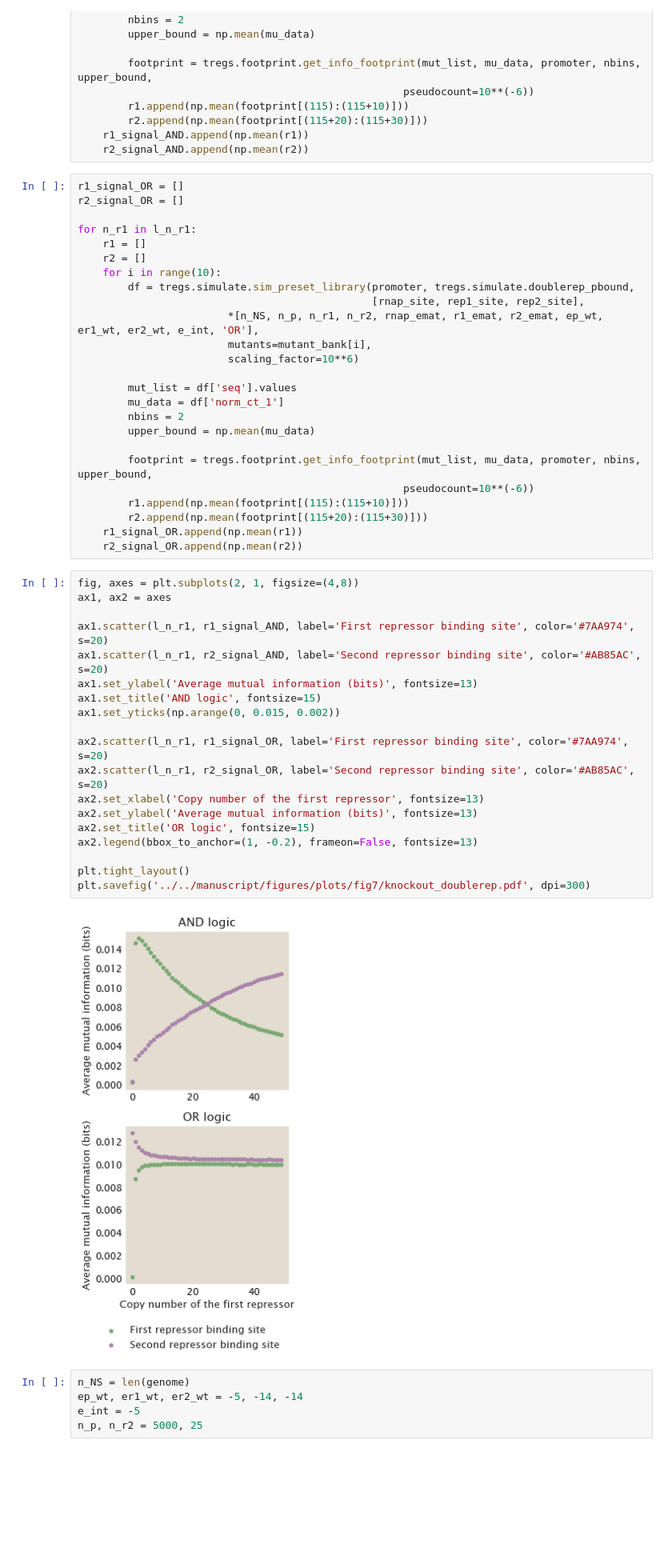
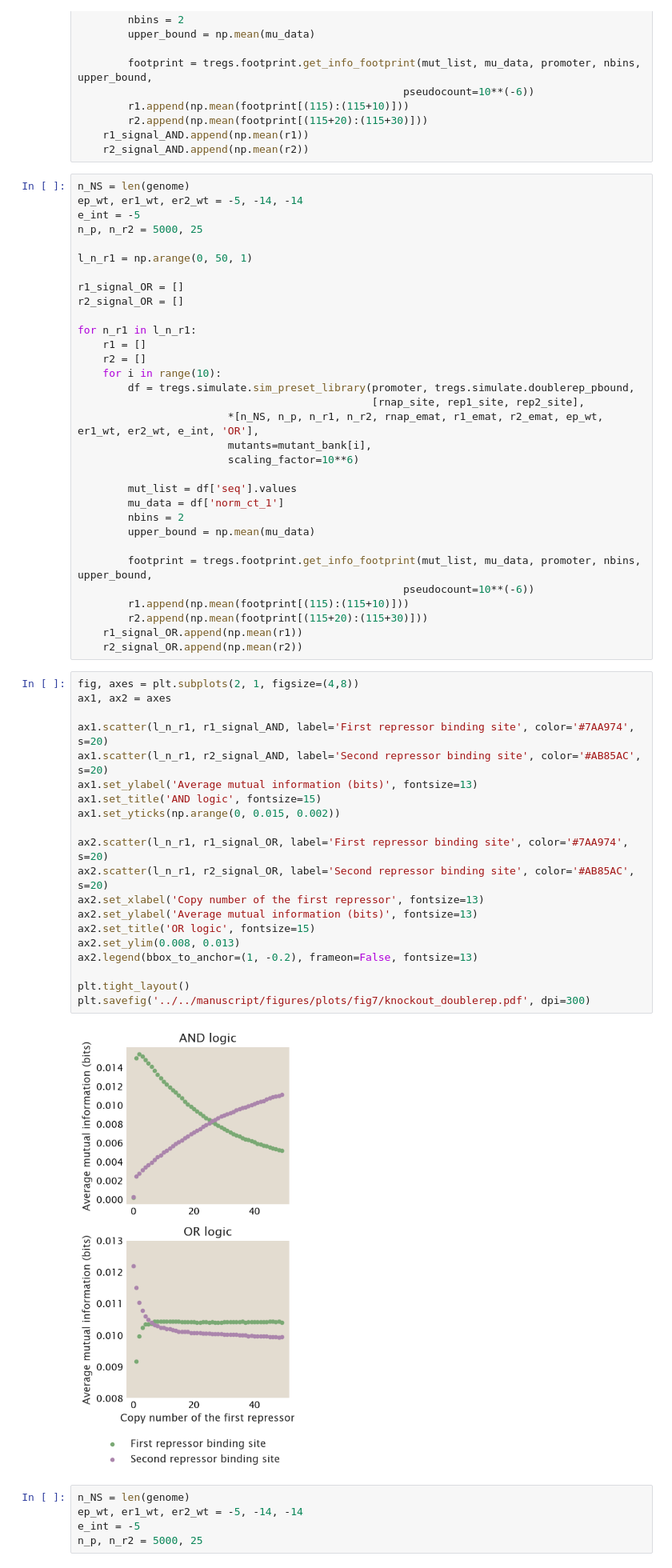
Before and after one commit to RPGroup-PBoC/theoretical_regseq, a Jupyter notebook: notebooks/experimental/tf_knockout.ipynb, the cells around one changed output. Shown at 80% size. Drawn from its saved outputs; the diff is of its cells as text; blank space fills up the shorter version.

```diff
--- a/notebooks/experimental/tf_knockout.ipynb
+++ b/notebooks/experimental/tf_knockout.ipynb
@@ -381,6 +381,13 @@ for n_r1 in l_n_r1:
     r1_signal_AND.append(np.mean(r1))
     r2_signal_AND.append(np.mean(r2))
 # %%
+n_NS = len(genome)
+ep_wt, er1_wt, er2_wt = -5, -14, -14
+e_int = -5
+n_p, n_r2 = 5000, 25
+
+l_n_r1 = np.arange(0, 50, 1)
+
 r1_signal_OR = []
 r2_signal_OR = []
 
@@ -408,24 +415,25 @@ for n_r1 in l_n_r1:
 # %%
 fig, axes = plt.subplots(2, 1, figsize=(4,8))
 ax1, ax2 = axes
 
 ax1.scatter(l_n_r1, r1_signal_AND, label='First repressor binding site', color='#7AA974', s=20)
 ax1.scatter(l_n_r1, r2_signal_AND, label='Second repressor binding site', color='#AB85AC', s=20)
 ax1.set_ylabel('Average mutual information (bits)', fontsize=13)
 ax1.set_title('AND logic', fontsize=15)
 ax1.set_yticks(np.arange(0, 0.015, 0.002))
 
 ax2.scatter(l_n_r1, r1_signal_OR, label='First repressor binding site', color='#7AA974', s=20)
 ax2.scatter(l_n_r1, r2_signal_OR, label='Second repressor binding site', color='#AB85AC', s=20)
 ax2.set_xlabel('Copy number of the first repressor', fontsize=13)
 ax2.set_ylabel('Average mutual information (bits)', fontsize=13)
 ax2.set_title('OR logic', fontsize=15)
+ax2.set_ylim(0.008, 0.013)
 ax2.legend(bbox_to_anchor=(1, -0.2), frameon=False, fontsize=13)
 
 plt.tight_layout()
 plt.savefig('../../manuscript/figures/plots/fig7/knockout_doublerep.pdf', dpi=300)
 # %% [output]
-[figure, old version]
+[figure, new version]
 # %%
 n_NS = len(genome)
 ep_wt, er1_wt, er2_wt = -5, -14, -14
```
Also changed, not shown: 20 other files.
